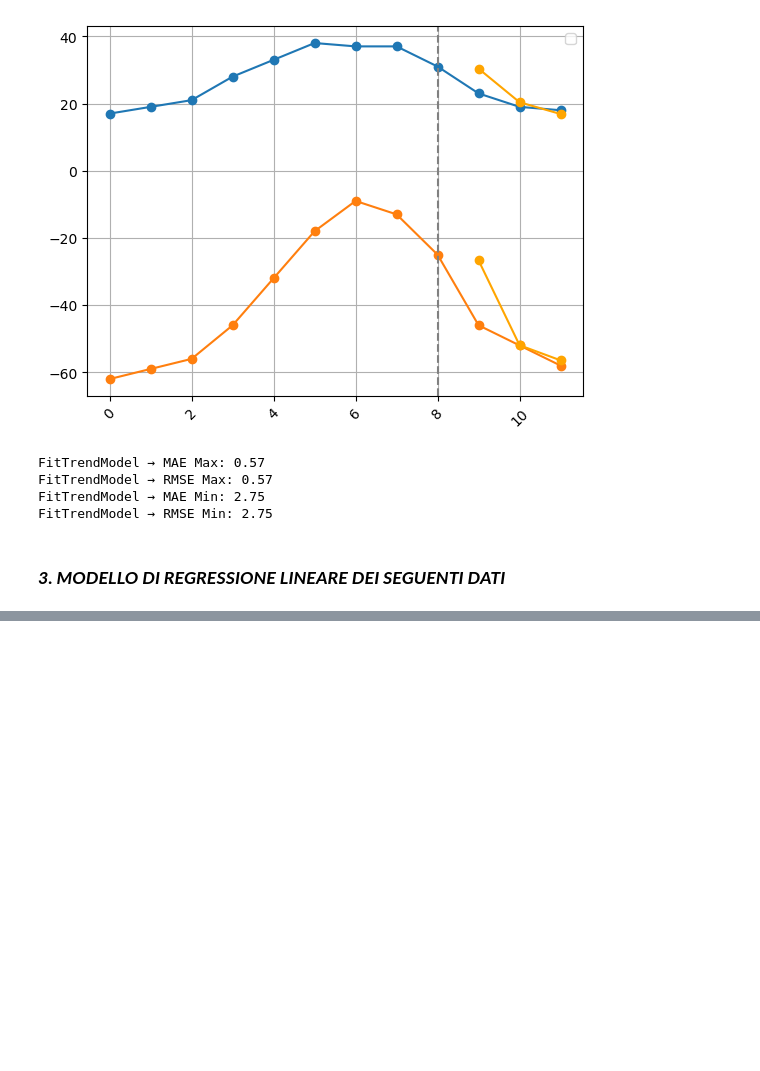
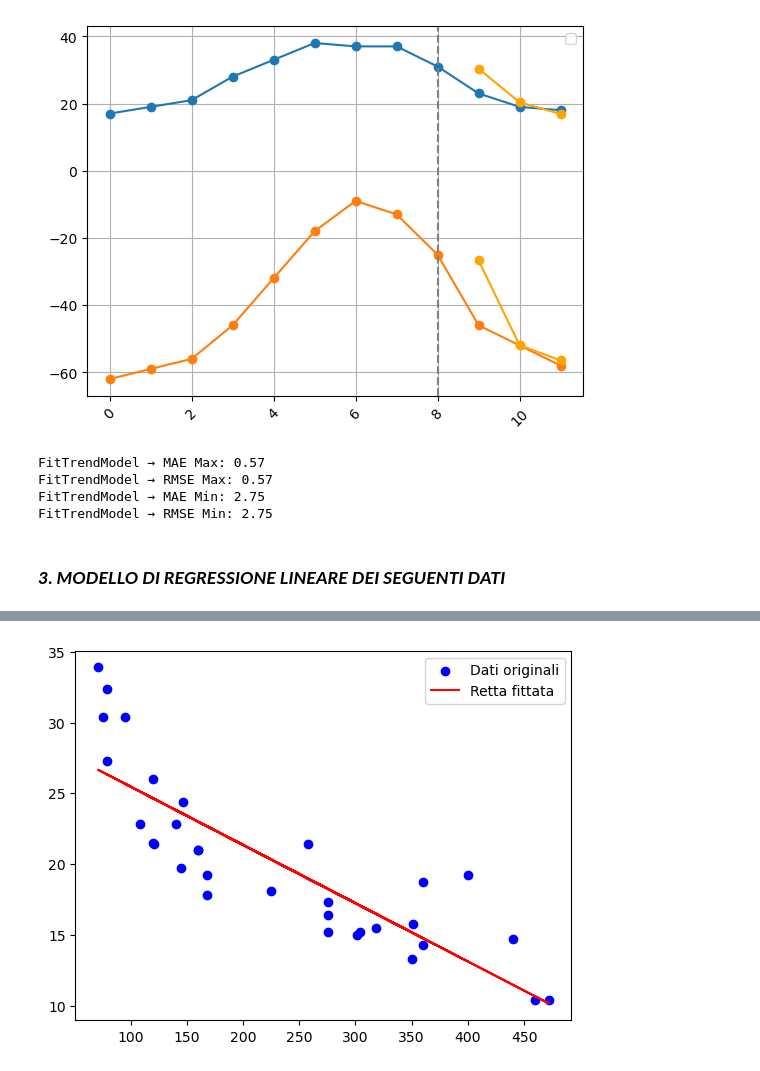
Before and after one commit to MatteoBarel57/programminglab2, a Jupyter notebook: Es6.ipynb, the cells around one changed output, grey strips where cells are left out. Saved outputs shown, nothing was run; the diff lists cells and outputs as text; code cells hidden in the pictures; blank space fills up the shorter version.

```diff
--- a/Es6.ipynb
+++ b/Es6.ipynb
@@ -131,3 +131,11 @@ FitTrendModel → MAE Min: 2.75
 FitTrendModel → RMSE Min: 2.75
 # %% [markdown]
 ### ***3. MODELLO DI REGRESSIONE LINEARE DEI SEGUENTI DATI***
+# %%
+import pandas as pd
+
+# Load dataset from URL
+df = pd.read_csv('https://gist.githubusercontent.com/seankross/a412dfbd88b3db70b74b/raw/5f23f993cd87c283ce766e7ac6b329ee7cc2e1d1/mtcars.csv')
+
+# Display the dataframe
+df
@@ -133,0 +160,17 @@ FitTrendModel → RMSE Min: 2.75
+# %%
+import matplotlib.pyplot as plt
+import scipy as sp
+
+x = df["disp"]
+y = df["mpg"]
+
+slope, intercept, r_value, p_value, std_err = sp.stats.linregress(x, y)
+
+y_fit_sp = slope * x + intercept
+
+plt.scatter(x, y, label="Dati originali", color="blue")
+plt.plot(x, y_fit_sp, label="Retta fittata", color="red")
+plt.legend()
+plt.show()
+# %% [output]
+[figure, added]
```
Also changed, not shown: parts of 1 cell of this notebook.
